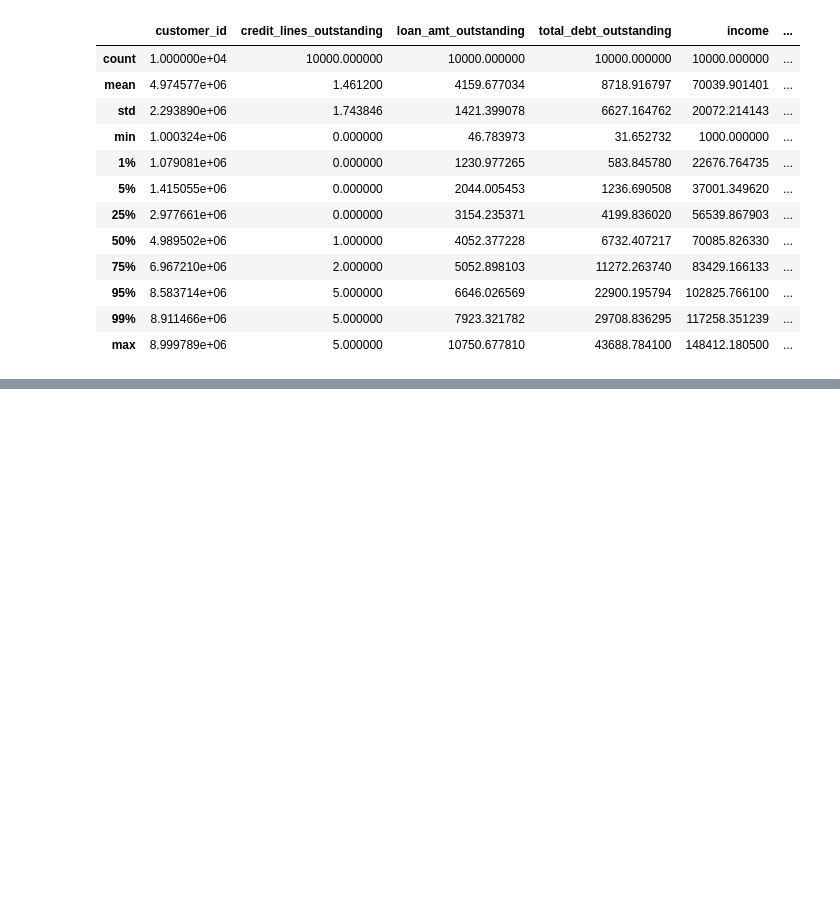
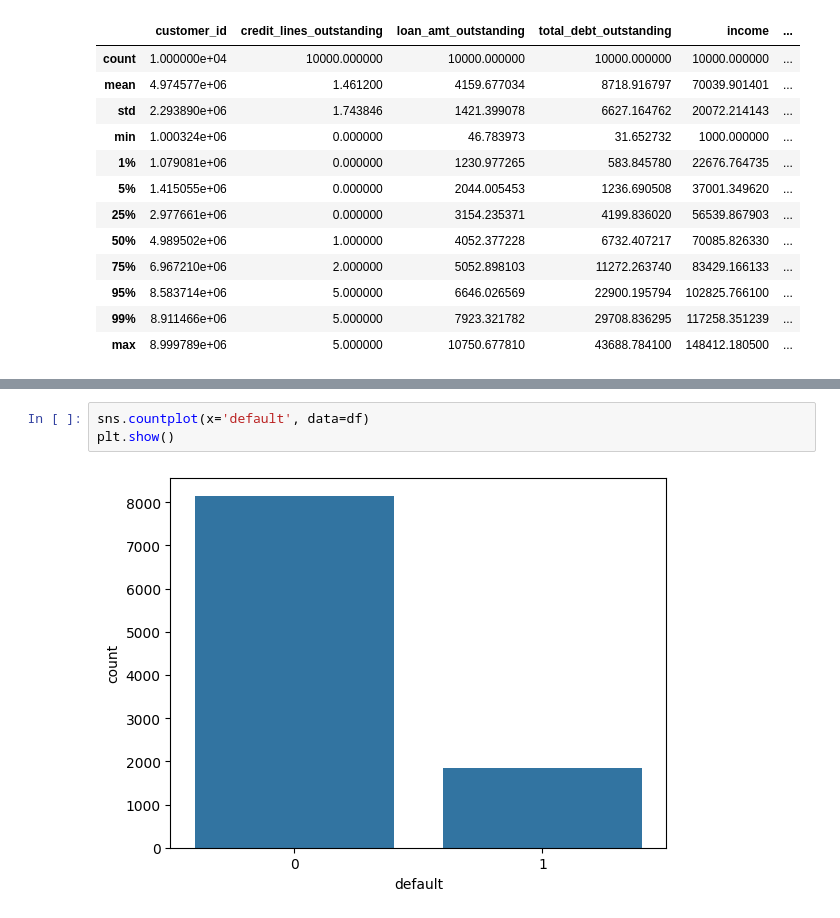
Before and after one commit to alexsobrino9789/Projet-MLops, a Jupyter notebook: Notebook/eda.ipynb, the cells around one changed output, grey strips where cells are left out. Drawn from its saved outputs; the diff is of its cells as text; blank space fills up the shorter version.

```diff
--- a/Notebook/eda.ipynb
+++ b/Notebook/eda.ipynb
@@ -97,0 +149,5 @@ KeyboardInterrupt:
+# %%
+sns.countplot(x='default', data=df)
+plt.show()
+# %% [output]
+[figure, added]
```
Also changed, not shown: parts of 35 cells of this notebook, 1 other file.
